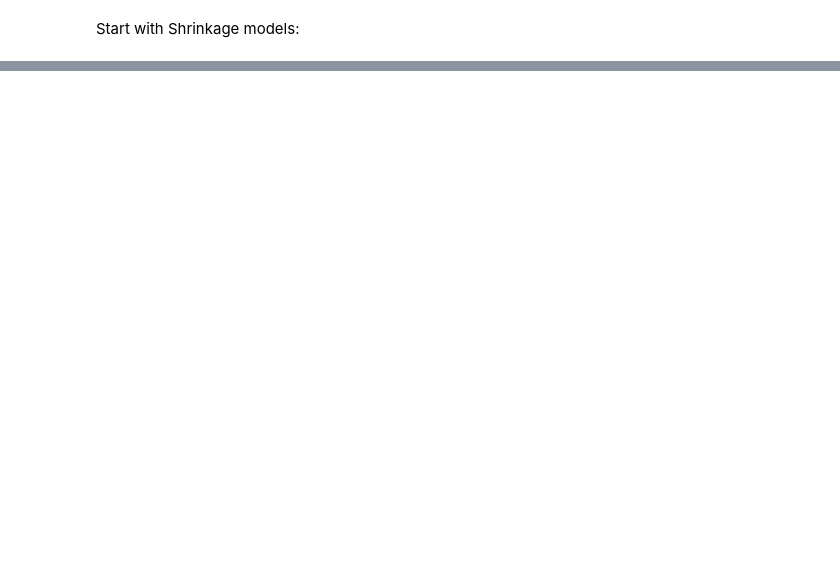
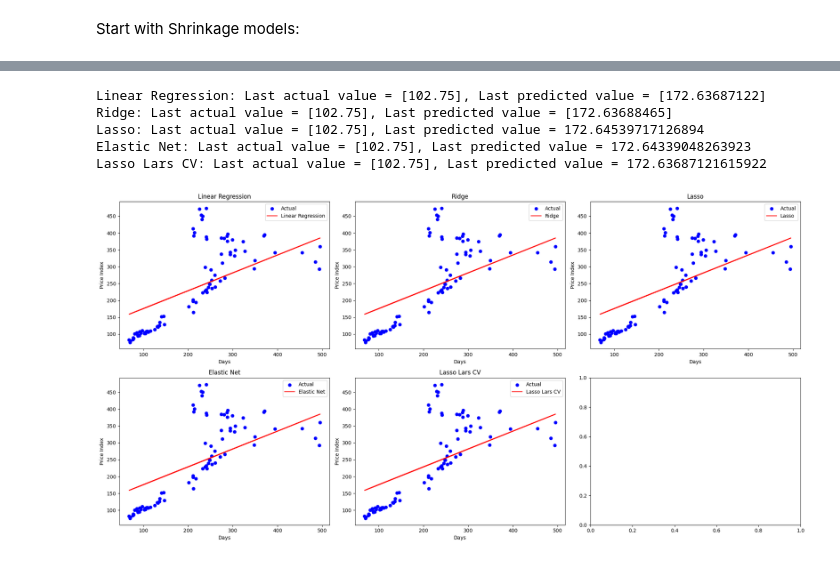
Before and after one commit to Ankru98/masterthesis, a Jupyter notebook: ML_price_data_filtered.ipynb, the cells around one changed output, grey strips where cells are left out. Drawn from its saved outputs; the diff is of its cells as text; code cells hidden in the pictures; blank space fills up the shorter version.

```diff
--- a/ML_price_data_filtered.ipynb
+++ b/ML_price_data_filtered.ipynb
@@ -97,0 +30,20 @@ TypeError: The DType <class 'numpy.dtype[datetime64]'> could not be promoted by
+# %%
+# define the input and output variables and write a loop such that we can use the benchmark as target and the other variables as input
+X_all = data.iloc[:, 1:]
+y_all = data.iloc[:, 0].to_frame()
+
+for x in range(0,13):
+    x_name = X_all.columns[x]
+    X = X_all.iloc[:, x].values.reshape(-1, 1)
+
+    # Print column name
+    print(f'Using column "{x_name}" as input variable')
+
+    for col in range(1):
+        col_name = y_all.columns[col]
+        y = y_all.values
+
+        # Print column name
+        print(f'Using column "{col_name}" as target variable')
+
+        X_train, X_test, y_train, y_test = train_test_split(X, y, test_size=0.2, random_state=42)
@@ -97,0 +68,36 @@ TypeError: The DType <class 'numpy.dtype[datetime64]'> could not be promoted by
+# %%
+shrinkage_models = {'Linear Regression': LinearRegression(),
+          'Ridge': Ridge(alpha=1),
+          'Lasso': Lasso(alpha=1),
+          'Elastic Net': ElasticNet(alpha=1, l1_ratio=0.5),
+          'Lasso Lars CV': LassoLarsCV(cv=3)}
+
+# Set up the figure and subplot axes
+fig, ax = plt.subplots(2, 3, figsize=(20, 10))
+ax = ax.flatten()
+
+# Loop through the models and create a subplot for each
+for i, (name, model) in enumerate(shrinkage_models.items()):
+    # Fit the model
+    y_pred = model.fit(X_train, y_train).predict(X_test)
+
+    # numerical comparison
+    print(f'{name}: Last actual value = {y_test[-1]}, Last predicted value = {y_pred[-1]}')
+
+    # Plot the actual and predicted values
+    ax[i].scatter(X_test, y_test, color='blue', label='Actual')
+    ax[i].plot(X_test, y_pred, color='red', label=name)
+    ax[i].set_xlabel('Days')
+    ax[i].set_ylabel('Price Index')
+    ax[i].set_title(name)
+    ax[i].legend()
+
+plt.tight_layout()
+plt.show()
+# %% [output]
+Linear Regression: Last actual value = [102.75], Last predicted value = [172.63687122]
+Ridge: Last actual value = [102.75], Last predicted value = [172.63688465]
+Lasso: Last actual value = [102.75], Last predicted value = 172.64539717126894
+Elastic Net: Last actual value = [102.75], Last predicted value = 172.64339048263923
+Lasso Lars CV: Last actual value = [102.75], Last predicted value = 172.63687121615922
+[figure, added]
```
Also changed, not shown: parts of 12 cells of this notebook, 2 other files.
